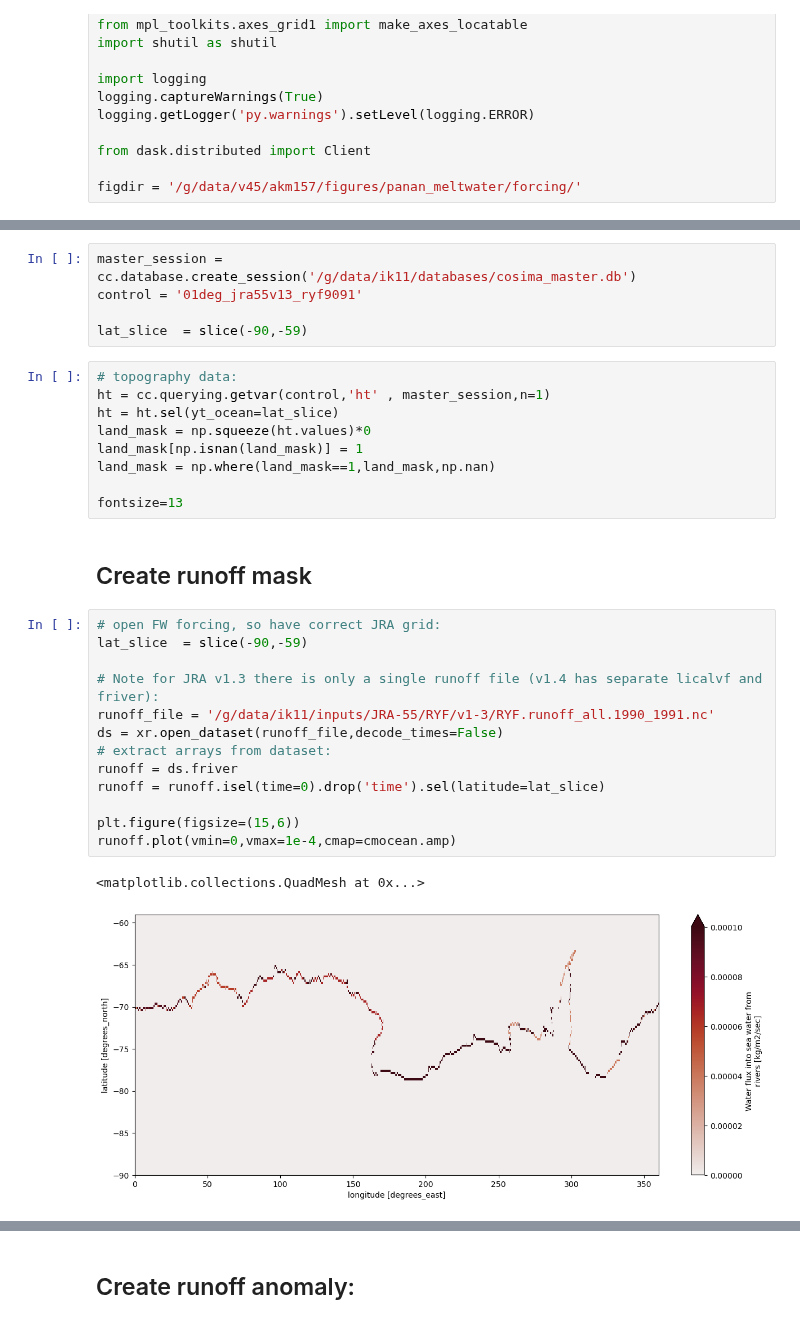
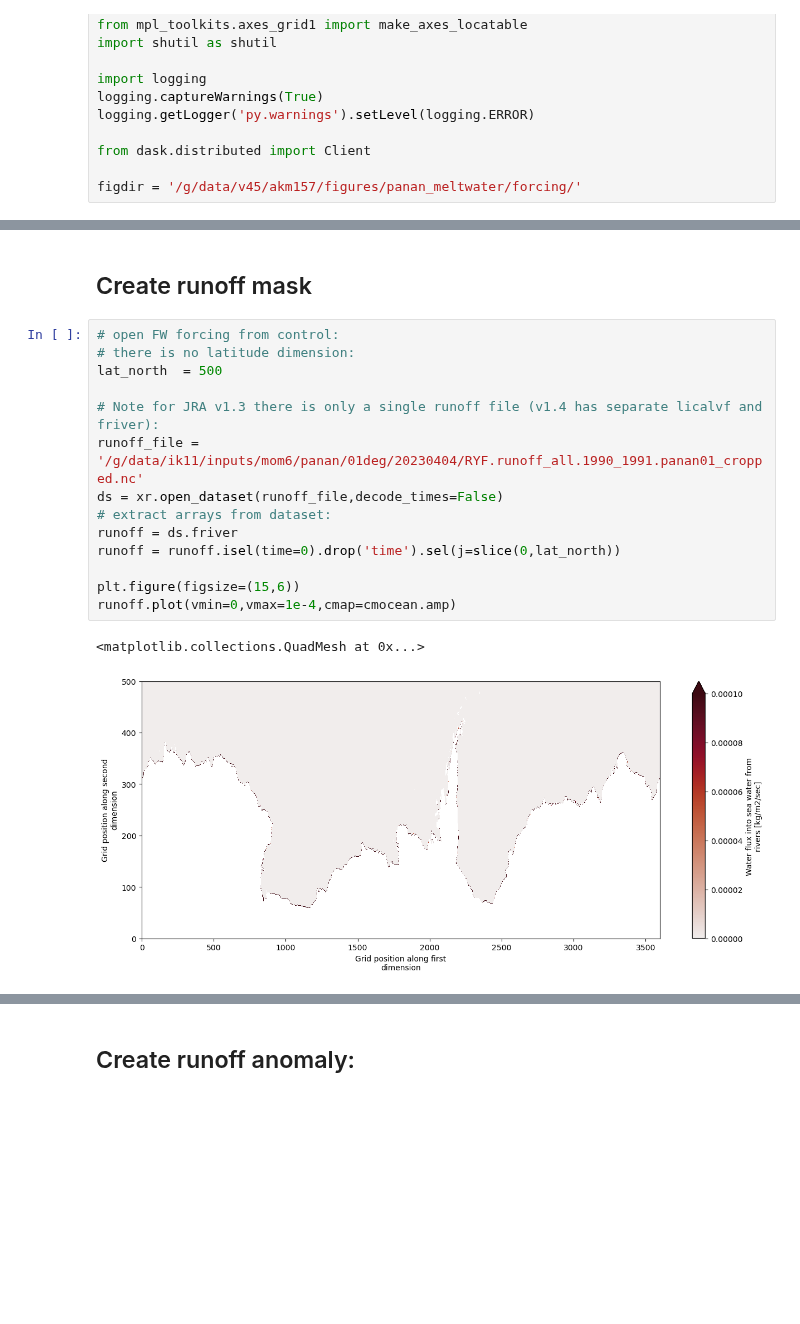
Before and after one commit to adele-morrison/panan-meltwater, a Jupyter notebook: notebooks/forcing/forcing_create_meltwater_anom.ipynb, the cells around one changed output, grey strips where cells are left out. Drawn from its saved outputs; the diff is of its cells as text; blank space fills up the shorter version.

Commit message:
Updated forcing notebook

```diff
--- a/notebooks/forcing/forcing_create_meltwater_anom.ipynb
+++ b/notebooks/forcing/forcing_create_meltwater_anom.ipynb
@@ -29,35 +29,22 @@ client
-# %%
-master_session = cc.database.create_session('/g/data/ik11/databases/cosima_master.db')
-control = '01deg_jra55v13_ryf9091'
-
-lat_slice  = slice(-90,-59)
-# %%
-# topography data:
-ht = cc.querying.getvar(control,'ht' , master_session,n=1)
-ht = ht.sel(yt_ocean=lat_slice)
-land_mask = np.squeeze(ht.values)*0
-land_mask[np.isnan(land_mask)] = 1
-land_mask = np.where(land_mask==1,land_mask,np.nan)
-
-fontsize=13
 # %% [markdown]
 ## Create runoff mask
 # %%
-# open FW forcing, so have correct JRA grid:
-lat_slice  = slice(-90,-59)
+# open FW forcing from control:
+# there is no latitude dimension:
+lat_north  = 500
 
 # Note for JRA v1.3 there is only a single runoff file (v1.4 has separate licalvf and friver):
-runoff_file = '/g/data/ik11/inputs/JRA-55/RYF/v1-3/RYF.runoff_all.1990_1991.nc'
+runoff_file = '/g/data/ik11/inputs/mom6/panan/01deg/20230404/RYF.runoff_all.1990_1991.panan01_cropped.nc'
 ds = xr.open_dataset(runoff_file,decode_times=False)
 # extract arrays from dataset:
 runoff = ds.friver
-runoff = runoff.isel(time=0).drop('time').sel(latitude=lat_slice)
+runoff = runoff.isel(time=0).drop('time').sel(j=slice(0,lat_north))
 
 plt.figure(figsize=(15,6))
 runoff.plot(vmin=0,vmax=1e-4,cmap=cmocean.amp)
 # %% [output]
 <matplotlib.collections.QuadMesh at 0x...>
-[figure, old version]
+[figure, new version]
 # %%
 # Note this mask is not quite perfect, there are perhaps a couple of spots missing along the coastline, but I think it's close enough.
 runoff_mask = runoff.where(runoff>0)*0+1
```
Also changed, not shown: parts of 8 cells of this notebook.
